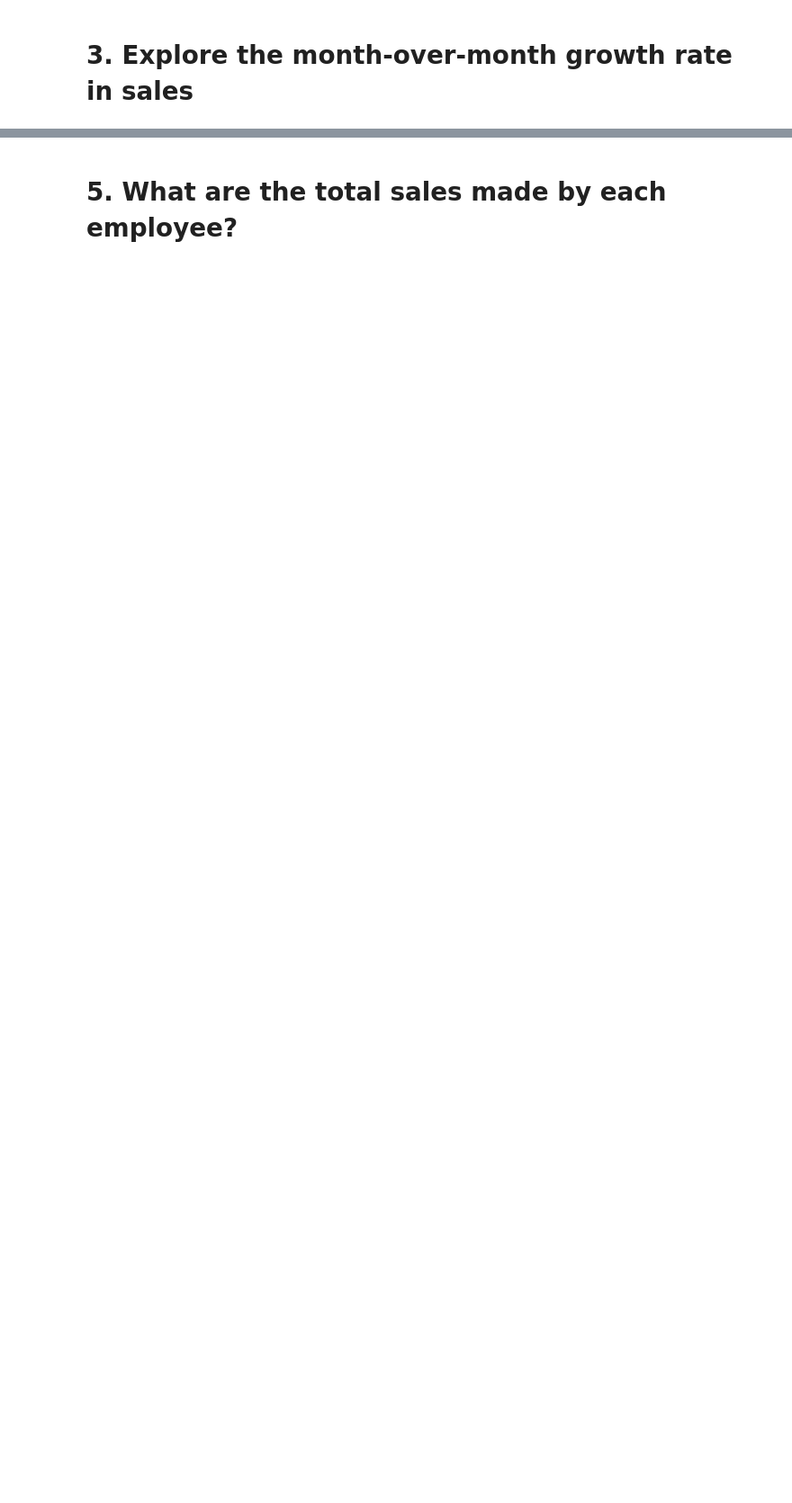
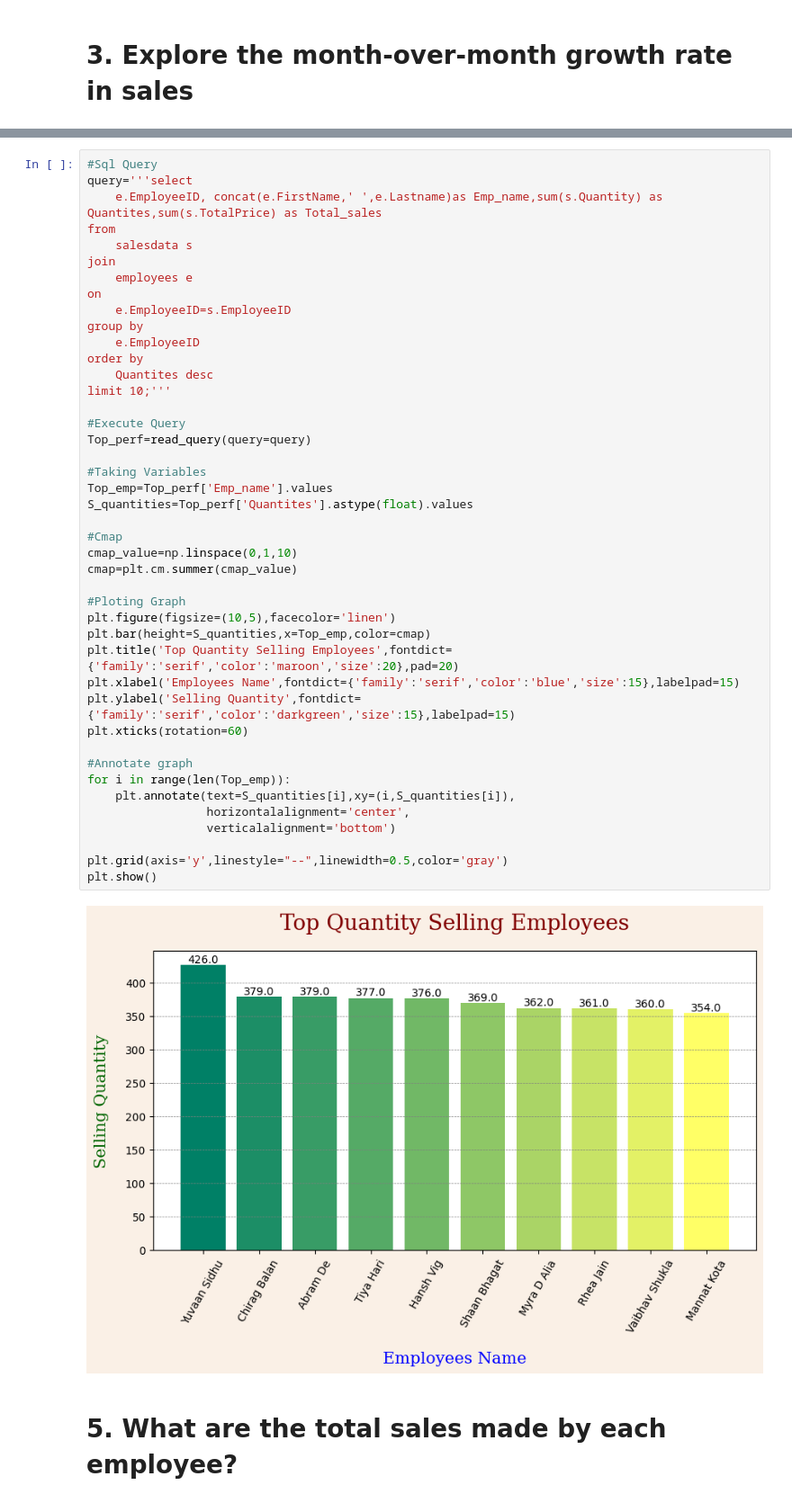
Before and after one commit to aniveshsharma/Ecommerce-Data-Analysis, a Jupyter notebook: SwiftMarket.ipynb, the cells around one changed output, grey strips where cells are left out. Shown at 90% size. Saved outputs shown, nothing was run; the diff lists cells and outputs as text; blank space fills up the shorter version.

```diff
--- a/SwiftMarket.ipynb
+++ b/SwiftMarket.ipynb
@@ -464,2 +445,47 @@ plt.show()
+# %%
+#Sql Query
+query='''select
+	e.EmployeeID, concat(e.FirstName,' ',e.Lastname)as Emp_name,sum(s.Quantity) as Quantites,sum(s.TotalPrice) as Total_sales
+from
+	salesdata s
+join
+	employees e
+on
+	e.EmployeeID=s.EmployeeID
+group by
+	e.EmployeeID
+order by
+	Quantites desc
+limit 10;'''
+
+#Execute Query
+Top_perf=read_query(query=query)
+
+#Taking Variables
+Top_emp=Top_perf['Emp_name'].values
+S_quantities=Top_perf['Quantites'].astype(float).values
+
+#Cmap
+cmap_value=np.linspace(0,1,10)
+cmap=plt.cm.summer(cmap_value)
+
+#Ploting Graph
+plt.figure(figsize=(10,5),facecolor='linen')
+plt.bar(height=S_quantities,x=Top_emp,color=cmap)
+plt.title('Top Quantity Selling Employees',fontdict={'family':'serif','color':'maroon','size':20},pad=20)
+plt.xlabel('Employees Name',fontdict={'family':'serif','color':'blue','size':15},labelpad=15)
+plt.ylabel('Selling Quantity',fontdict={'family':'serif','color':'darkgreen','size':15},labelpad=15)
+plt.xticks(rotation=60)
+
+#Annotate graph
+for i in range(len(Top_emp)):
+    plt.annotate(text=S_quantities[i],xy=(i,S_quantities[i]),
+                 horizontalalignment='center',
+				 verticalalignment='bottom')
+
+plt.grid(axis='y',linestyle="--",linewidth=0.5,color='gray')
+plt.show()
+# %% [output]
+[figure, added]
 # %% [markdown]
 # 5. What are the total sales made by each employee?
```
Also changed, not shown: parts of 23 cells of this notebook.
